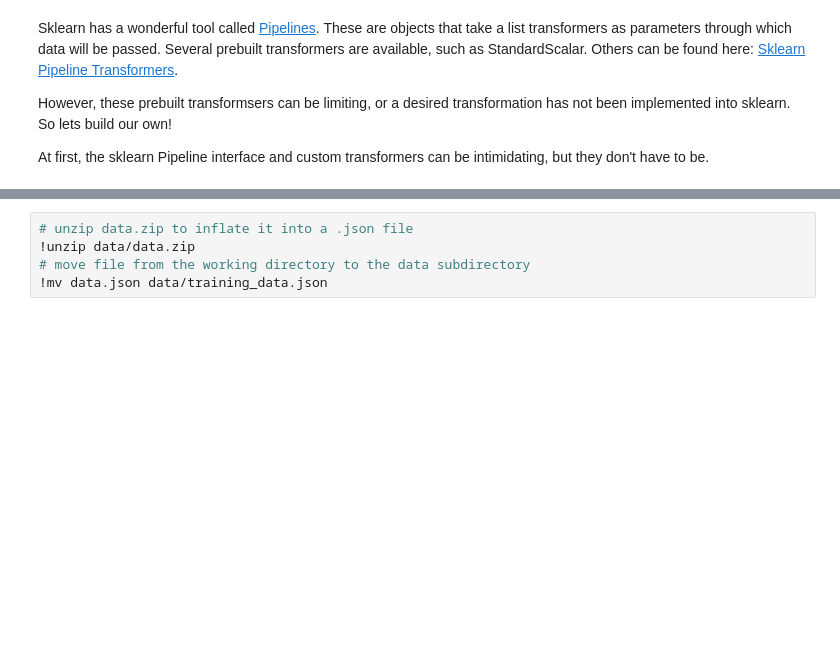
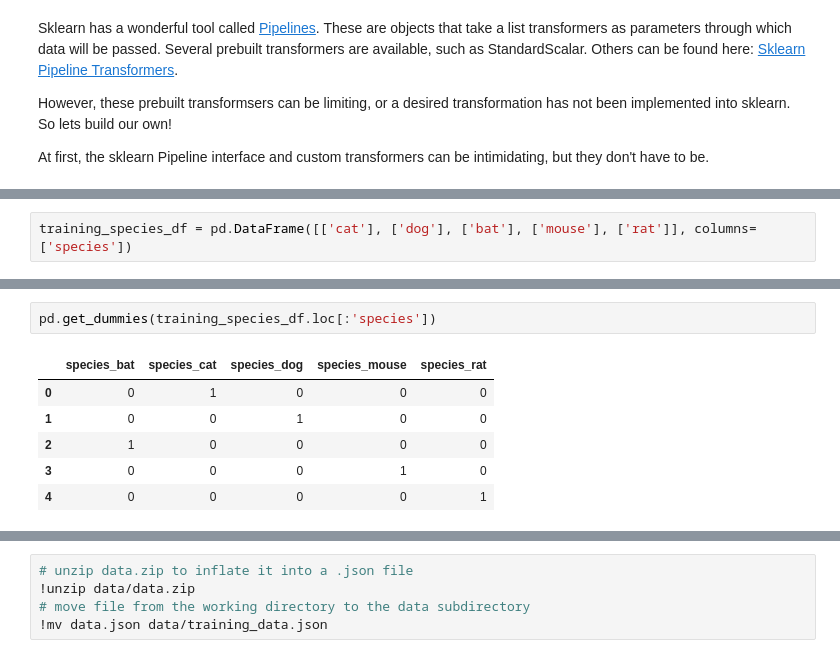
Before and after one commit to rsherer/sklearn_pipelines, a Jupyter notebook: sklearn_pipelines_lesson.ipynb, the cells around one changed output, grey strips where cells are left out. Saved outputs shown, nothing was run; the diff lists cells and outputs as text; blank space fills up the shorter version.

```diff
--- a/sklearn_pipelines_lesson.ipynb
+++ b/sklearn_pipelines_lesson.ipynb
@@ -19,0 +99,2 @@ import pickle
+# %%
+training_species_df = pd.DataFrame([['cat'], ['dog'], ['bat'], ['mouse'], ['rat']], columns=['species'])
@@ -19,0 +121,9 @@ import pickle
+# %%
+pd.get_dummies(training_species_df.loc[:'species'])
+# %% [output]
+|  | species_bat | species_cat | species_dog | species_mouse | species_rat |
+| 0 | 0 | 1 | 0 | 0 | 0 |
+| 1 | 0 | 0 | 1 | 0 | 0 |
+| 2 | 1 | 0 | 0 | 0 | 0 |
+| 3 | 0 | 0 | 0 | 1 | 0 |
+| 4 | 0 | 0 | 0 | 0 | 1 |
```
Also changed, not shown: parts of 33 cells of this notebook.
